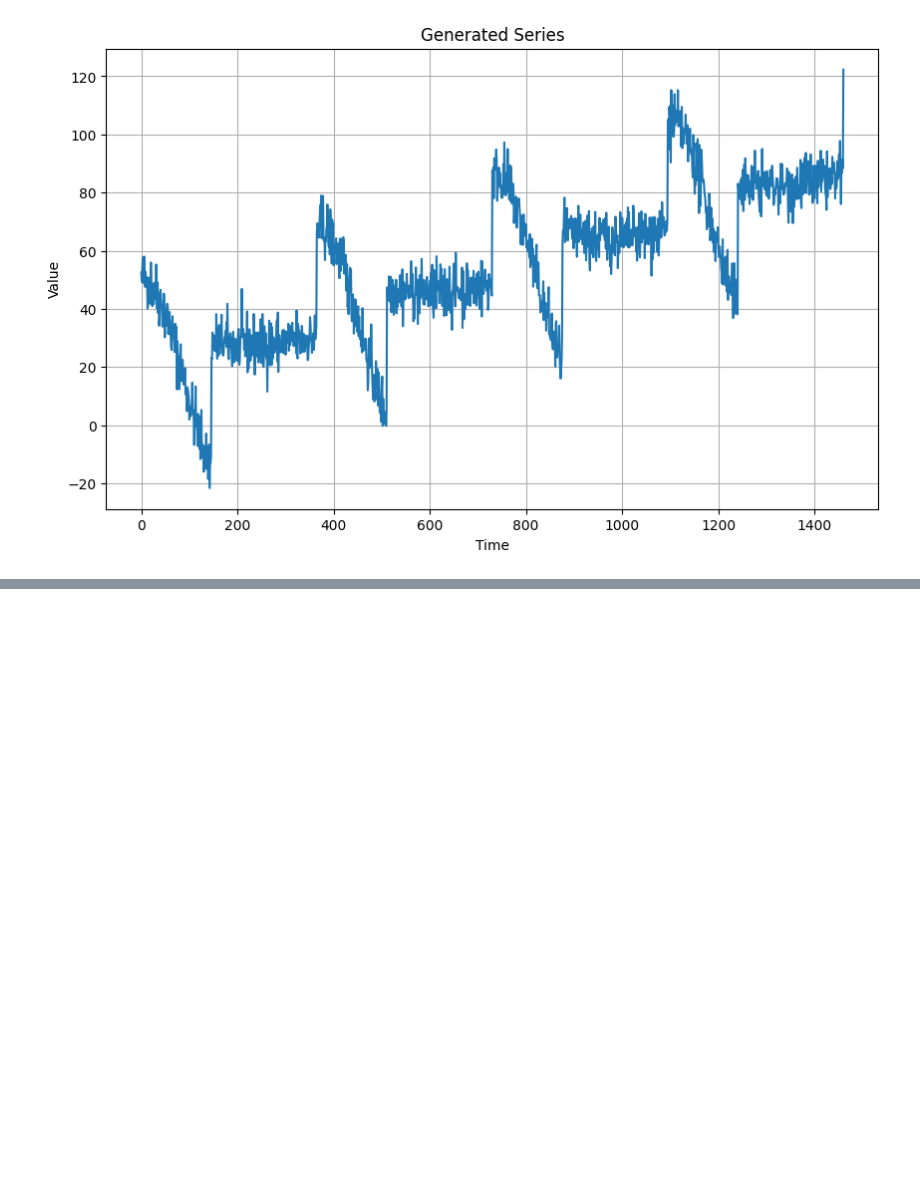
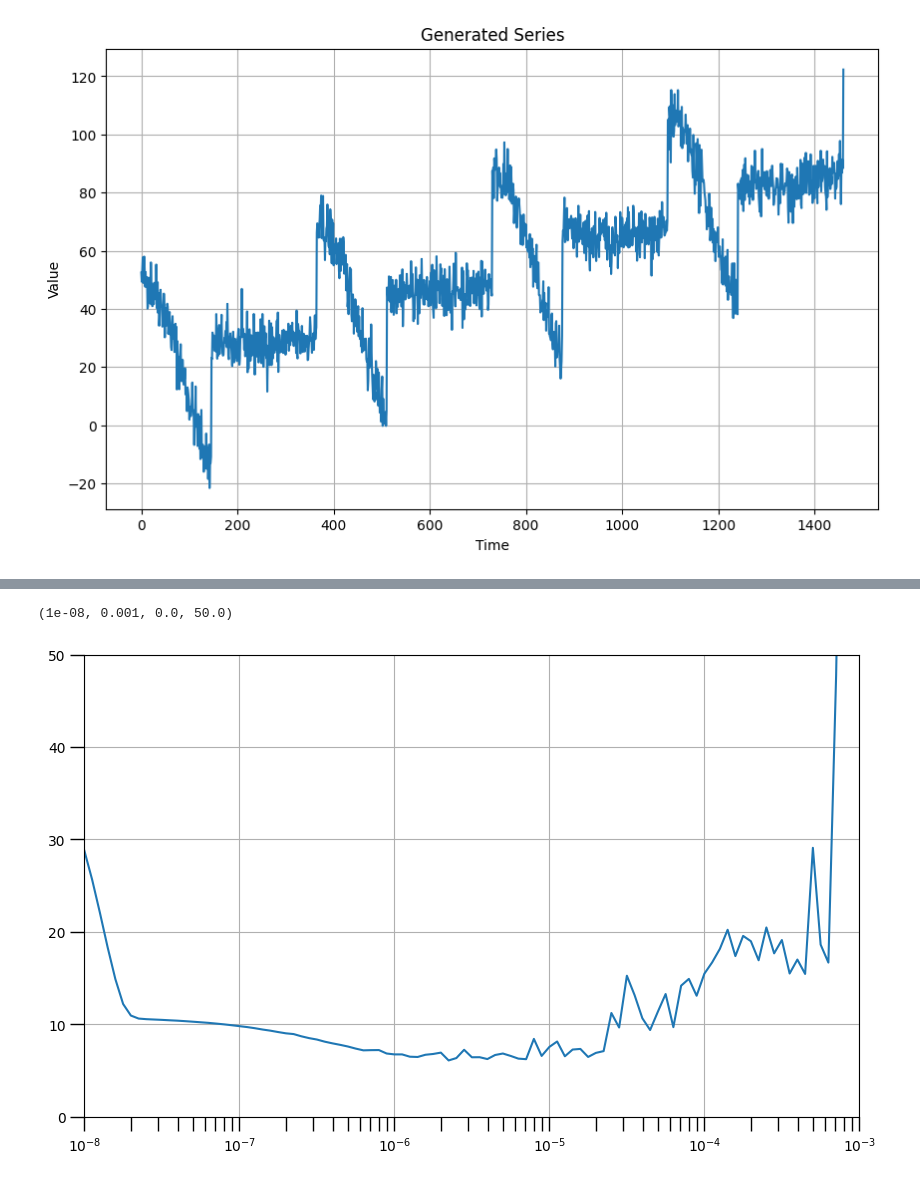
Before and after one commit to nitanshuj/COPY-TensorFlow-in-practice-Coursera-DeeplearningAI, a Jupyter notebook: Tensorflow for NN - 13 (Time Series - 3 RNN).ipynb, the cells around one changed output, grey strips where cells are left out. Cells and saved outputs as stored; diff of their text form; code cells hidden in the pictures; blank space fills up the shorter version.

Commit message:
Course 4 Week 3 - Initial Commit

```diff
--- a/Tensorflow for NN - 13 (Time Series - 3 RNN).ipynb
+++ b/Tensorflow for NN - 13 (Time Series - 3 RNN).ipynb
@@ -26,0 +76,13 @@ plot_series(time, series, title="Generated Series")
+# %%
+# Build the Model
+model_tune = tf.keras.models.Sequential([
+  tf.keras.layers.Lambda(lambda x: tf.expand_dims(x, axis=-1),
+                      input_shape=[window_size]),
+  tf.keras.layers.SimpleRNN(40, return_sequences=True),
+  tf.keras.layers.SimpleRNN(40),
+  tf.keras.layers.Dense(1),
+  tf.keras.layers.Lambda(lambda x: x * 100.0)
+])
+
+# Print the model summary
+model_tune.summary()
@@ -26,0 +117,13 @@ plot_series(time, series, title="Generated Series")
+# %%
+# Set the learning rate scheduler
+lr_schedule = tf.keras.callbacks.LearningRateScheduler(
+    lambda epoch: 1e-8 * 10**(epoch / 20))
+
+# Initialize the optimizer
+optimizer = tf.keras.optimizers.SGD(momentum=0.9)
+
+# Set the training parameters
+model_tune.compile(loss=tf.keras.losses.Huber(), optimizer=optimizer)
+
+# Train the model
+history = model_tune.fit(dataset, epochs=100, callbacks=[lr_schedule])
@@ -26,0 +148,12 @@ plot_series(time, series, title="Generated Series")
+# %%
+## Visualizing the results and pick an optimal learning rate
+## ---------------------------------------------------------
+lrs = 1e-8 * (10 ** (np.arange(100) / 20))      # Define the learning rate array
+plt.figure(figsize=(10, 6))                     # Set the figure size
+plt.grid(True)                                  # Set the grid
+plt.semilogx(lrs, history.history["loss"])      # Plot the loss in log scale
+plt.tick_params('both', length=10, width=1, which='both')   # Increase the tickmarks size
+plt.axis([1e-8, 1e-3, 0, 50])                   # Set the plot boundaries
+# %% [output]
+(1e-08, 0.001, 0.0, 50.0)
+[figure, added]
```
Also changed, not shown: parts of 37 cells of this notebook, 1 other file.
